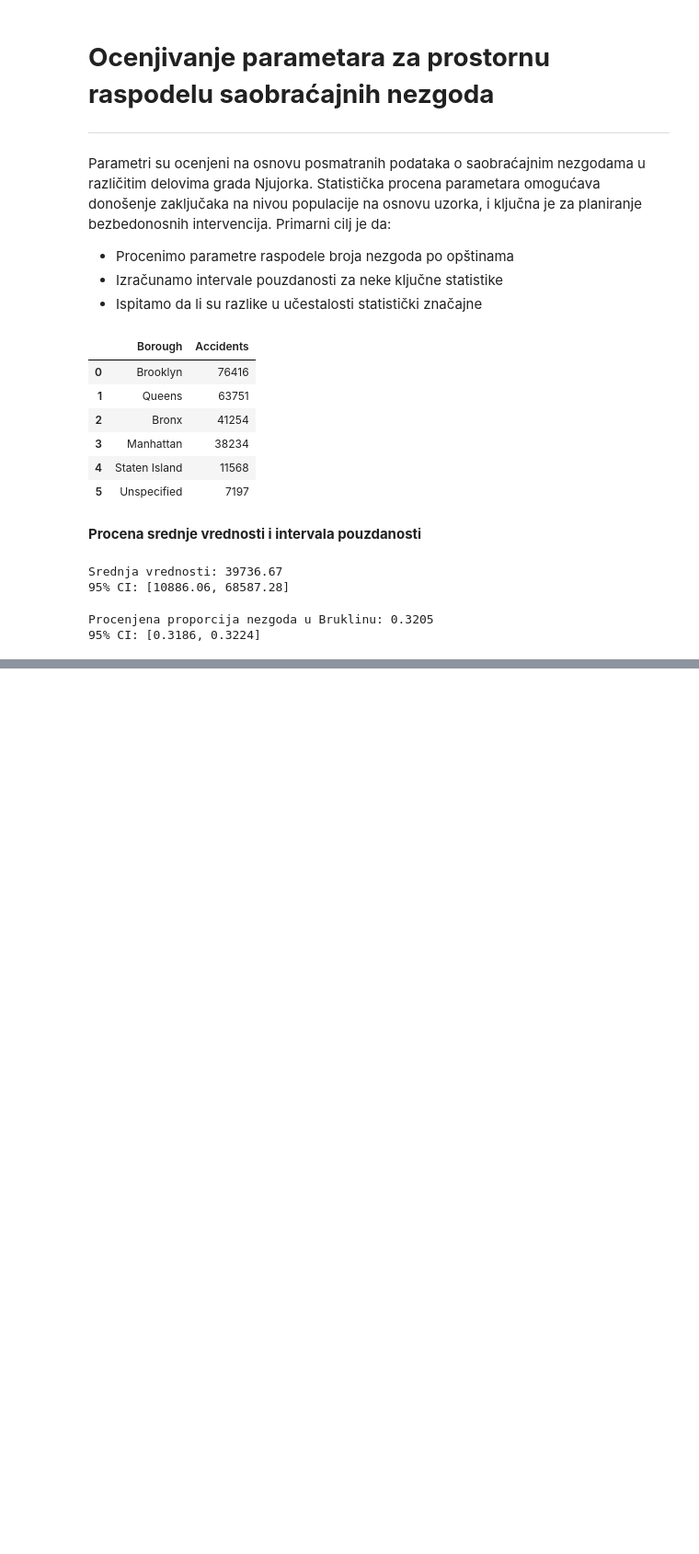
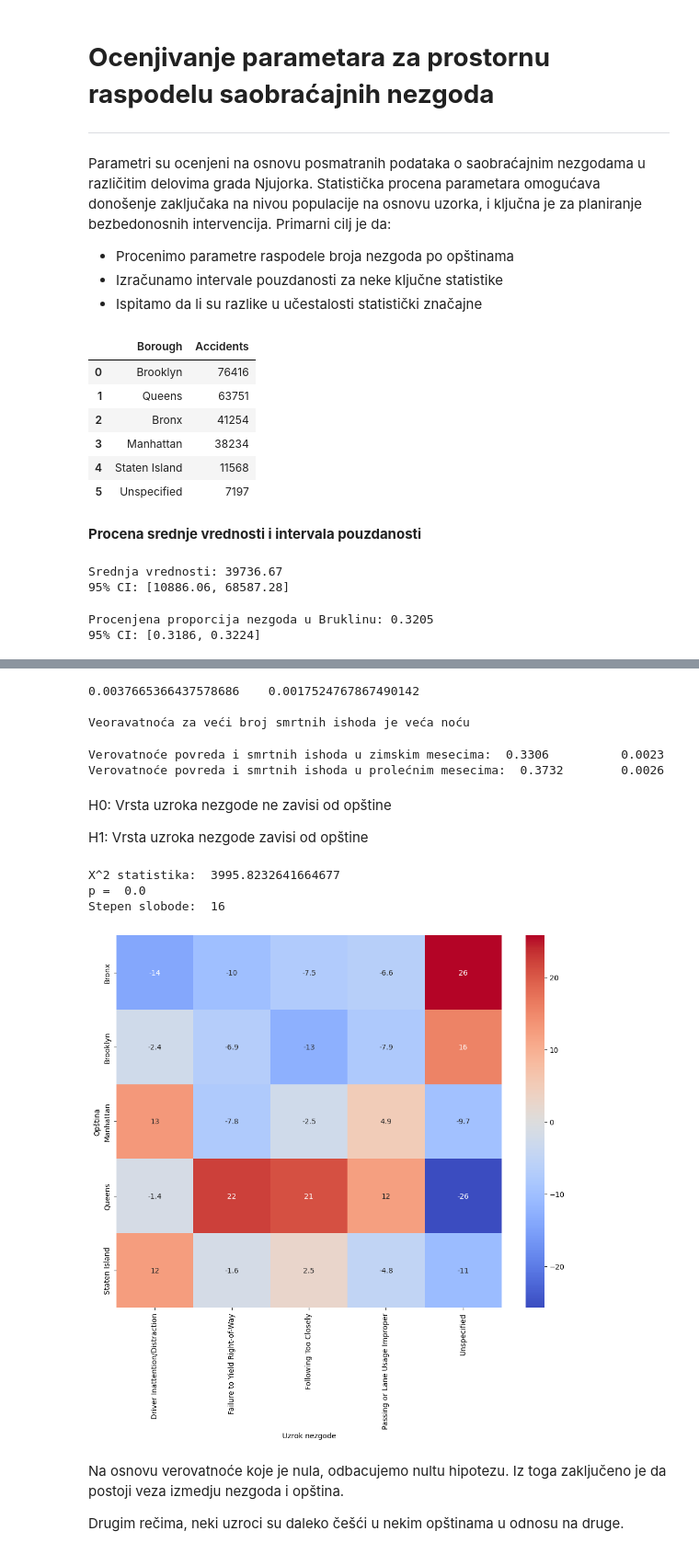
Before and after one commit to djordjeviiccmilos/Data_Analisys, a Jupyter notebook: MilosDjordjevic137RN.ipynb, the cells around one changed output, grey strips where cells are left out. Shown at 92% size. Saved outputs shown, nothing was run; the diff lists cells and outputs as text; code cells hidden in the pictures; blank space fills up the shorter version.

```diff
--- a/MilosDjordjevic137RN.ipynb
+++ b/MilosDjordjevic137RN.ipynb
@@ -502,0 +595,78 @@ Procenjena proporcija nezgoda u Bruklinu: 0.3205
+# %%
+dataset["DayNight"] = dataset["Hour"].apply(lambda x: "Night" if (x >= 18 or x < 6) else "Day")
+
+night = dataset[dataset["DayNight"] == "Night"]
+day = dataset[dataset["DayNight"] == "Day"]
+
+night_deaths = (night["Persons Killed"] > 0).sum()
+day_deaths = (day["Persons Killed"] > 0 ).sum()
+
+p_night = night_deaths / night.shape[0]
+p_day = day_deaths / day.shape[0]
+
+print(p_night, "\t", p_day)
+print("\nVeoravatnoća za veći broj smrtnih ishoda je veća noću")
+# %% [output]
+0.0037665366437578686    0.0017524767867490142
+
+Veoravatnoća za veći broj smrtnih ishoda je veća noću
+# %%
+dataset["Season"] = dataset["Month"].apply(lambda x: "Winter" if (x < 3) else "Spring")
+
+winter = dataset[dataset["Season"] == "Winter"]
+spring = dataset[dataset["Season"] == "Spring"]
+
+winter_deaths = (winter["Persons Killed"] > 0).sum()
+spring_deaths = (spring["Persons Killed"] > 0).sum()
+
+winter_injuries = (winter["Persons Injured"] > 0).sum()
+spring_injuries = (spring["Persons Injured"] > 0).sum()
+p_winter_death = winter_deaths / winter.shape[0]
+p_winter_injuries = winter_injuries / winter.shape[0]
+
+p_spring_death = spring_deaths / spring.shape[0]
+p_spring_injuries = spring_injuries / spring.shape[0]
+
+
+print(f"Verovatnoće povreda i smrtnih ishoda u zimskim mesecima: {p_winter_injuries: .4f} \t {p_winter_death: .4f}")
+print(f"Verovatnoće povreda i smrtnih ishoda u prolećnim mesecima: {p_spring_injuries: .4f} \t {p_spring_death: .4f}")
+# %% [output]
+Verovatnoće povreda i smrtnih ishoda u zimskim mesecima:  0.3306          0.0023
+Verovatnoće povreda i smrtnih ishoda u prolećnim mesecima:  0.3732        0.0026
+# %% [markdown]
+H0: Vrsta uzroka nezgode ne zavisi od opštine
+
+H1: Vrsta uzroka nezgode zavisi od opštine
+# %%
+from scipy.stats import chi2_contingency
+
+top_boroughs = dataset["Borough"].value_counts().head(5).index
+top_factors = dataset["Contributing Factor"].value_counts().head(5).index
+
+filter = dataset[dataset["Borough"].isin(top_boroughs) & dataset["Contributing Factor"].isin(top_factors)]
+
+contingency_table = pd.crosstab(filter["Borough"], filter["Contributing Factor"])
+
+chi2_stat, p, dof, expected = stats.chi2_contingency(contingency_table)
+
+print("Χ^2 statistika: ", chi2_stat)
+print("p = ", round(p, 5))
+print("Stepen slobode: ", dof)
+
+residuals = (contingency_table - expected) / np.sqrt(expected)
+
+plt.figure(figsize=(10, 10))
+sb.heatmap(residuals, annot=True, cmap='coolwarm', center=0)
+plt.xlabel("Uzrok nezgode")
+plt.ylabel("Opština")
+plt.tight_layout()
+plt.show()
+# %% [output]
+Χ^2 statistika:  3995.8232641664677
+p =  0.0
+Stepen slobode:  16
+[figure, added]
+# %% [markdown]
+Na osnovu verovatnoće koje je nula, odbacujemo nultu hipotezu. Iz toga zaključeno je da postoji veza izmedju nezgoda i opština.
+
+Drugim rečima, neki uzroci su daleko češći u nekim opštinama u odnosu na druge.
```
Also changed, not shown: parts of 10 cells of this notebook.
